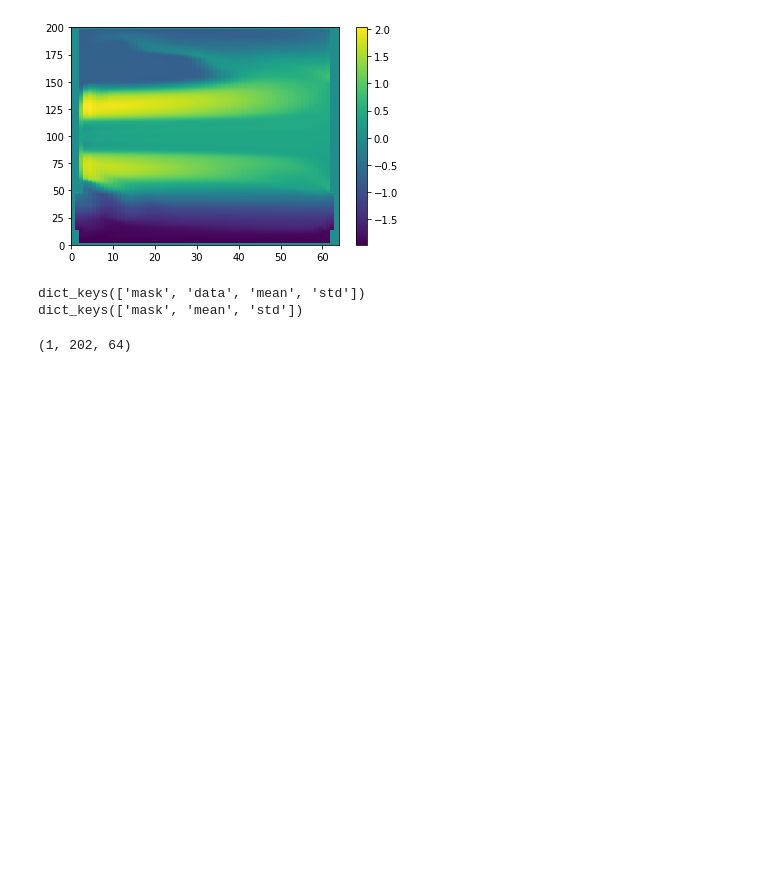
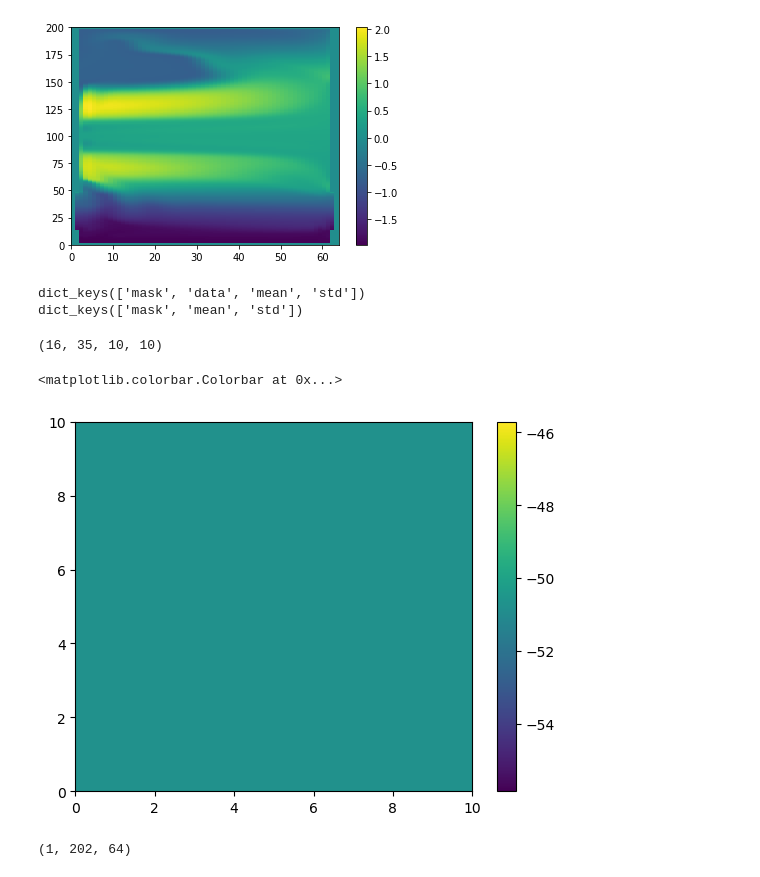
Before and after one commit to Etienne-Meunier/DINO-Fusion, a Jupyter notebook: Diffusion_Model/notebooks/data_loading.ipynb, the cells around one changed output. Drawn from its saved outputs; the diff is of its cells as text; code cells hidden in the pictures; blank space fills up the shorter version.

```diff
--- a/Diffusion_Model/notebooks/data_loading.ipynb
+++ b/Diffusion_Model/notebooks/data_loading.ipynb
@@ -230,7 +230,7 @@ class TransformFields :
 
         def __init__(self, mu=None, std=None,mask=None) :
             if mu is None:
-                self.mu,self.std, self.mask = {},{},{}
+                self.mu,self.std,self.mask = {},{},{}
                 self.get_infos()
             else:
                 self.mu   = mu
@@ -238,14 +238,12 @@ class TransformFields :
                 self.mask = mask
 
         def __call__(self, sample) :
-            #toce, soce, ssh = sample['toce.npy'], sample['soce.npy'], sample['ssh.npy']
-            #return {'toce' : toce, 'soce' : soce, 'ssh' : ssh }
             dico = {}
             for feature in ["soce","toce","ssh"]:
                 #1. standardize
-                data = standardize_4D(sample[f"{feature}.npy"],self.mu[feature],self.std[feature])
+                data = self.standardize_4D(sample,feature)
                 #1. replace padding and edges by 0
-                data = replaceEdges(data,self.mask[feature])#,mean_stand)
+                data = self.replaceEdges(data,feature)
                 dico[feature] = data
             return dico
 
@@ -260,34 +258,24 @@ class TransformFields :
                     self.mask[feature] = data["mask"]
 
 
-        def standardize_4D(data,x_mean=None,x_std=None):
+        def standardize_4D(self,sample,feature):
             """
                 Standardize the data given a mean and a std
-                OR
-                Obtain mean and std of a dataset
-                    - data :         (batch,depth,x,y)
-                    - mean and std : (1,depth,1,1)
             """
-            if x_mean is None:
-                # Get min, max value aming all elements for each column
-                x_mean = np.nanmean(data, axis=(0,2,3), keepdims=True)
-                x_std  = np.nanstd(data, axis=(0,2,3), keepdims=True)
-                return x_mean, x_std
-            else :
-                data = (data - x_mean)/ x_std
-                return data
+            return (sample[f'{feature}.npy'] - self.mu[feature]) / self.std[feature]
 
-        def replaceEdges(data,mask,values=None):
+        def replaceEdges(data,feature,values=None):
             """
                 Replace edges by a values. Default is 0
                 data : batch, depth, x, y
             """
+            print(np.shape(data))
             batch_size,depth = np.shape(data)[0:2]
             if values is None:
-                mask = np.tile(mask, (batch_size, depth, 1, 1))
+                mask = np.tile(self.mask[feature], (batch_size, depth, 1, 1))
                 data[mask] = 0
             else:
-                mask = np.tile(mask, (batch_size, 1, 1))
+                mask = np.tile(self.mask[feature], (batch_size, 1, 1))
                 data = data.transpose(1, 0, 2, 3)
                 values = np.squeeze(values)
                 for i in range(len(values)):
@@ -314,3 +293,24 @@ composed = TransformFields()
+# %%
+import xarray as xr
+import dask
+import pickle
+import numpy as np
+import matplotlib.pyplot as plt
+
+sample={"toce.npy":np.ones((16,35,10,10)),"soce.npy":np.ones((16,35,10,10)),"ssh.npy":np.ones((16,35,10,10))}
+composed = TransformFields()
+data = composed.standardize_4D(sample,"soce")
+data = composed.replaceEdges(sample["soce.npy"],"soce")
+# %%
+np.shape(data)
+# %% [output]
+(16, 35, 10, 10)
+# %%
+plt.pcolor(data[0,10])
+plt.colorbar()
+# %% [output]
+<matplotlib.colorbar.Colorbar at 0x...>
+[figure, added]
 # %%
 np.shape(composed.mask["soce"])
 # %% [output]
```
Also changed, not shown: parts of 1 cell of this notebook, 1 other file.
